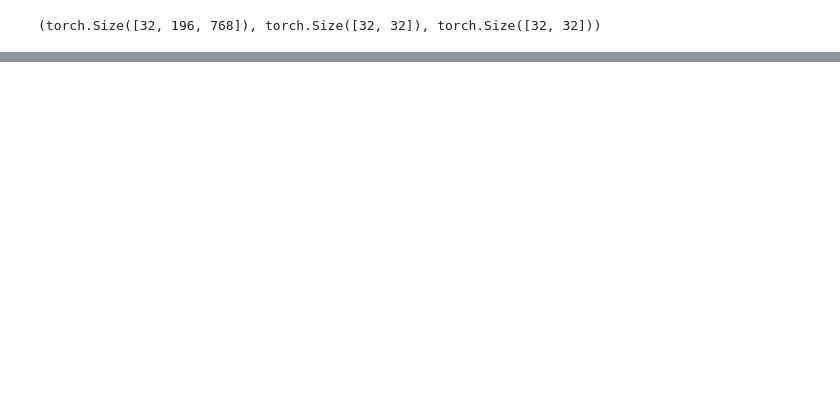
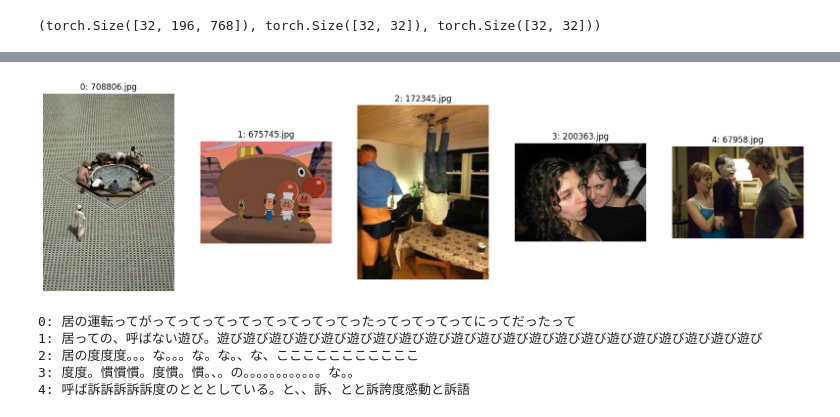
Before and after one commit to yryo1005/GUMI_T_Paper_programs, a Jupyter notebook: 003_training_GUMI_T1.ipynb, the cells around one changed output, grey strips where cells are left out. Cells and saved outputs as stored; diff of their text form; code cells hidden in the pictures; blank space fills up the shorter version.

```diff
--- a/003_training_GUMI_T1.ipynb
+++ b/003_training_GUMI_T1.ipynb
@@ -487,3 +489,13 @@ Epoch 1/25
+# %%
+test_image_paths = list(set([f"{IMAGE_DIR}{IN}.jpg" for IN in train_inputs_1]))
+generate_ohgiri(vit, image_feature_extractor, generator, test_image_paths[:5], tokenizer)
+# %% [output]
+[figure, added]
+0: 居の運転ってがってってってってってってってってったってってってってにってだったって
+1: 居っての、呼ばない遊び。遊び遊び遊び遊び遊び遊び遊び遊び遊び遊び遊び遊び遊び遊び遊び遊び遊び遊び遊び遊び遊び
+2: 居の度度度。。。な。。。な。な。、な、こここここここここここ
+3: 度度。慣慣慣。度慣。慣。、。の。。。。。。。。。。。。な。。
+4: 呼ば訴訴訴訴訴度のとととしている。と、、訴、とと訴誇度感動と訴語
 # %%
 from transformers import PreTrainedModel, PretrainedConfig
 
```
Also changed, not shown: parts of 5 cells of this notebook, 1 other file.
